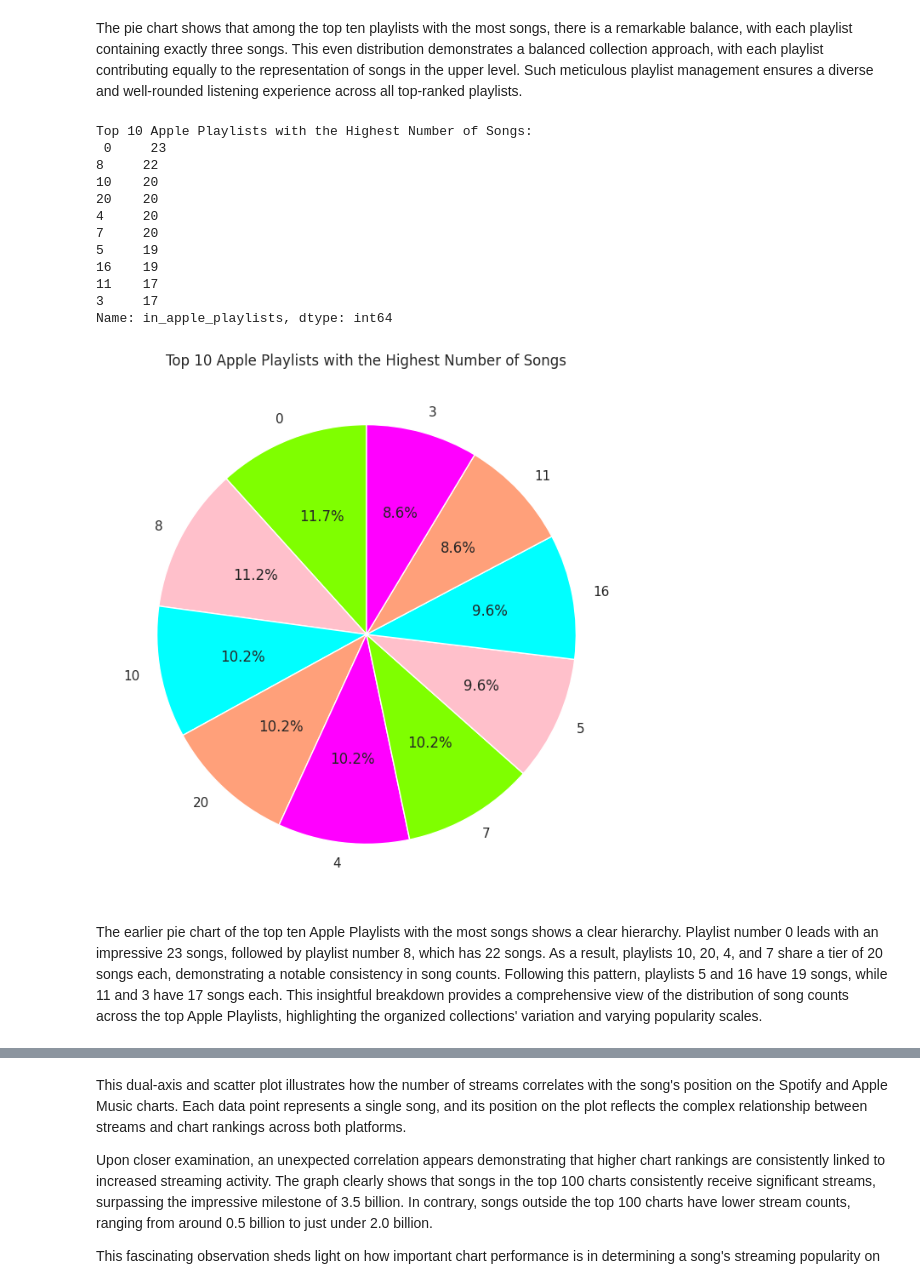
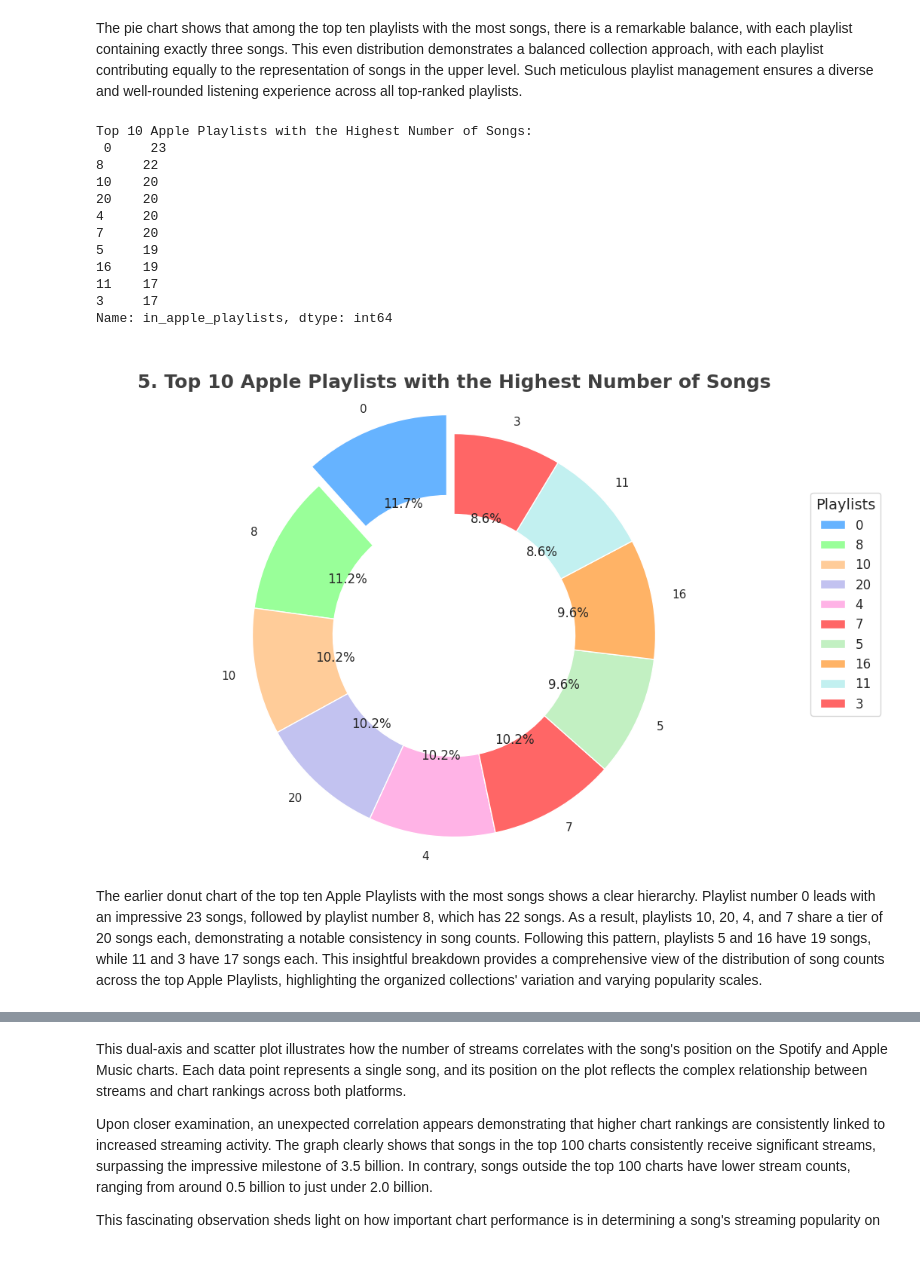
Before and after one commit to hasanahaffendy/STQD6014---Data-Science, a Jupyter notebook: Project2.ipynb, the cells around one changed output, grey strips where cells are left out. Drawn from its saved outputs; the diff is of its cells as text; code cells hidden in the pictures.

```diff
--- a/Project2.ipynb
+++ b/Project2.ipynb
@@ -277,33 +278,43 @@ The pie chart shows that among the top ten playlists with the most songs, there
 # %%
 # Calculate the top 10 Apple playlists with the highest number of songs
 top10_playlists = df_cleaned['in_apple_playlists'].value_counts().head(10)
 
 # Display the top 10 playlists
 print("Top 10 Apple Playlists with the Highest Number of Songs:\n", top10_playlists)
 
 # Custom colors for the pie chart
-custom_colors = ['chartreuse', 'pink', 'cyan', 'lightsalmon', 'magenta']
+custom_colors = ['#66b3ff', '#99ff99', '#ffcc99', '#c2c2f0', '#ffb3e6', '#ff6666', '#c2f0c2', '#ffb366', '#c2f0f0', '#ff6666']
 
-# Pie chart for the top 10 playlists
-plt.figure(figsize=(8, 8))
-top10_playlists.plot.pie(autopct='%1.1f%%', startangle=90, colors=custom_colors)
-plt.title('6. Top 10 Apple Playlists with the Highest Number of Songs')
-plt.ylabel('')
+# Explode the slice with the highest number of songs
+explode = (0.1, 0, 0, 0, 0, 0, 0, 0, 0, 0)
+
+# Create a pie chart for the top 10 playlists
+plt.figure(figsize=(12, 8))
+plt.pie(top10_playlists, labels=top10_playlists.index, autopct='%1.1f%%', startangle=90, colors=custom_colors, explode=explode, wedgeprops=dict(width=0.4, edgecolor='w'))
+
+# Title and additional information
+plt.title('\n5. Top 10 Apple Playlists with the Highest Number of Songs', fontsize=18, weight='bold', color='#404040')
+plt.axis('equal')  # Ensure the pie chart is drawn as a circle
+
+# Add a legend for better clarity
+plt.legend(labels=top10_playlists.index, loc='upper left', bbox_to_anchor=(1, 0.8), title='Playlists', title_fontsize='14', fontsize='12')
+
+# Display the enhanced pie chart
 plt.show()
 # %% [output]
 Top 10 Apple Playlists with the Highest Number of Songs:
  0     23
 8     22
 10    20
 20    20
 4     20
 7     20
 5     19
 16    19
 11    17
 3     17
 Name: in_apple_playlists, dtype: int64
-[figure, old version]
+[figure, new version]
 # %% [markdown]
-The earlier pie chart of the top ten Apple Playlists with the most songs shows a clear hierarchy. Playlist number 0 leads with an impressive 23 songs, followed by playlist number 8, which has 22 songs. As a result, playlists 10, 20, 4, and 7 share a tier of 20 songs each, demonstrating a notable consistency in song counts. Following this pattern, playlists 5 and 16 have 19 songs, while 11 and 3 have 17 songs each. This insightful breakdown provides a comprehensive view of the distribution of song counts across the top Apple Playlists, highlighting the organized collections' variation and varying popularity scales.
+The earlier donut chart of the top ten Apple Playlists with the most songs shows a clear hierarchy. Playlist number 0 leads with an impressive 23 songs, followed by playlist number 8, which has 22 songs. As a result, playlists 10, 20, 4, and 7 share a tier of 20 songs each, demonstrating a notable consistency in song counts. Following this pattern, playlists 5 and 16 have 19 songs, while 11 and 3 have 17 songs each. This insightful breakdown provides a comprehensive view of the distribution of song counts across the top Apple Playlists, highlighting the organized collections' variation and varying popularity scales.
 # %%
```
Also changed, not shown: parts of 13 cells of this notebook.
